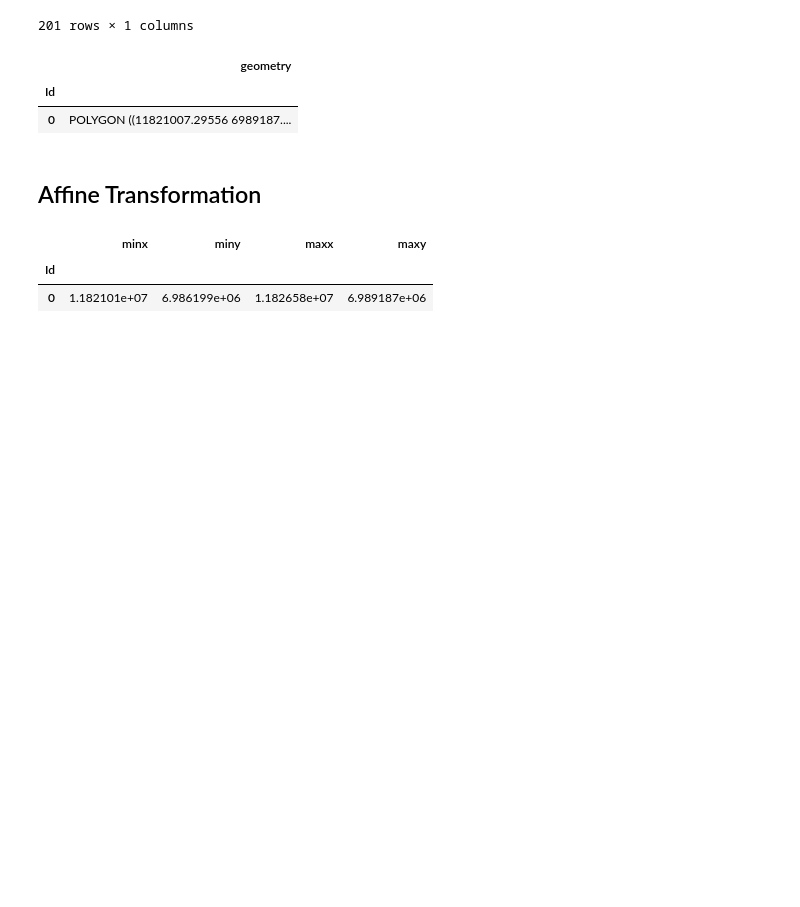
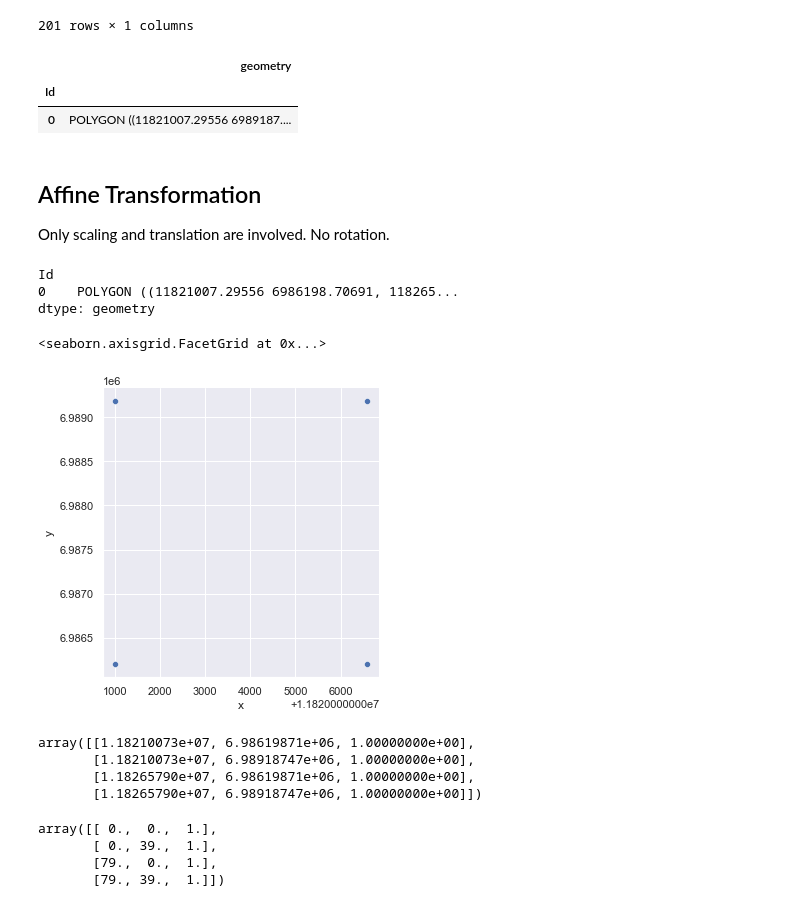
Before and after one commit to wang-boyu/agents-and-networks-in-python, a Jupyter notebook: notebooks/GMU Social Model in Python.ipynb, the cells around one changed output. Drawn from its saved outputs; the diff is of its cells as text; code cells hidden in the pictures; blank space fills up the shorter version.

Commit message:
compute and apply affine transformation

```diff
--- a/notebooks/GMU Social Model in Python.ipynb
+++ b/notebooks/GMU Social Model in Python.ipynb
@@ -74,14 +91,45 @@ world_size
 |  | geometry |
 | Id |  |
 | 0 | POLYGON ((11821007.29556 6989187.... |
-# %% [markdown]
-## Affine Transformation
+# %% [markdown]
+## Affine Transformation
+
+Only scaling and translation are involved. No rotation.
 # %%
-world_size.bounds
+world_size.envelope
 # %% [output]
-|  | minx | miny | maxx | maxy |
-| Id |  |  |  |  |
-| 0 | 1.182101e+07 | 6.986199e+06 | 1.182658e+07 | 6.989187e+06 |
+Id
+0    POLYGON ((11821007.29556 6986198.70691, 118265...
+dtype: geometry
+# %%
+world_envelope_df = pd.DataFrame([(x, y) for x, y in zip(*world_size.envelope[0].exterior.coords.xy)],
+                                 columns=["x", "y"])
+assert len(world_envelope_df) == 5
+np.testing.assert_array_equal(world_envelope_df.iloc[0].values, world_envelope_df.iloc[
+    -1].values)  # first and last points are the same in the envelope polygon
+world_envelope_df = world_envelope_df[:-1]  # remove last point which is redundant
+
+sns.relplot(x="x", y="y", data=world_envelope_df, kind="scatter")
+# %% [output]
+<seaborn.axisgrid.FacetGrid at 0x...>
+[figure, added]
+# %%
+world_envelope_coords = get_coord_matrix(x_min=world_envelope_df["x"].min(), x_max=world_envelope_df["x"].max(),
+                                         y_min=world_envelope_df["y"].min(), y_max=world_envelope_df["y"].max())
+world_envelope_coords
+# %% [output]
+array([[1.18210073e+07, 6.98619871e+06, 1.00000000e+00],
+       [1.18210073e+07, 6.98918747e+06, 1.00000000e+00],
+       [1.18265790e+07, 6.98619871e+06, 1.00000000e+00],
+       [1.18265790e+07, 6.98918747e+06, 1.00000000e+00]])
 # %%
 netlogo_min_pxcor, netlogo_max_pxcor = 0, 79
 netlogo_min_pycor, netlogo_max_pycor = 0, 39
+netlogo_world_coords = get_coord_matrix(x_min=netlogo_min_pxcor, x_max=netlogo_max_pxcor, y_min=netlogo_min_pycor,
+                                        y_max=netlogo_max_pycor)
+netlogo_world_coords
+# %% [output]
+array([[ 0.,  0.,  1.],
+       [ 0., 39.,  1.],
+       [79.,  0.,  1.],
+       [79., 39.,  1.]])
```
Also changed, not shown: parts of 7 cells of this notebook.
